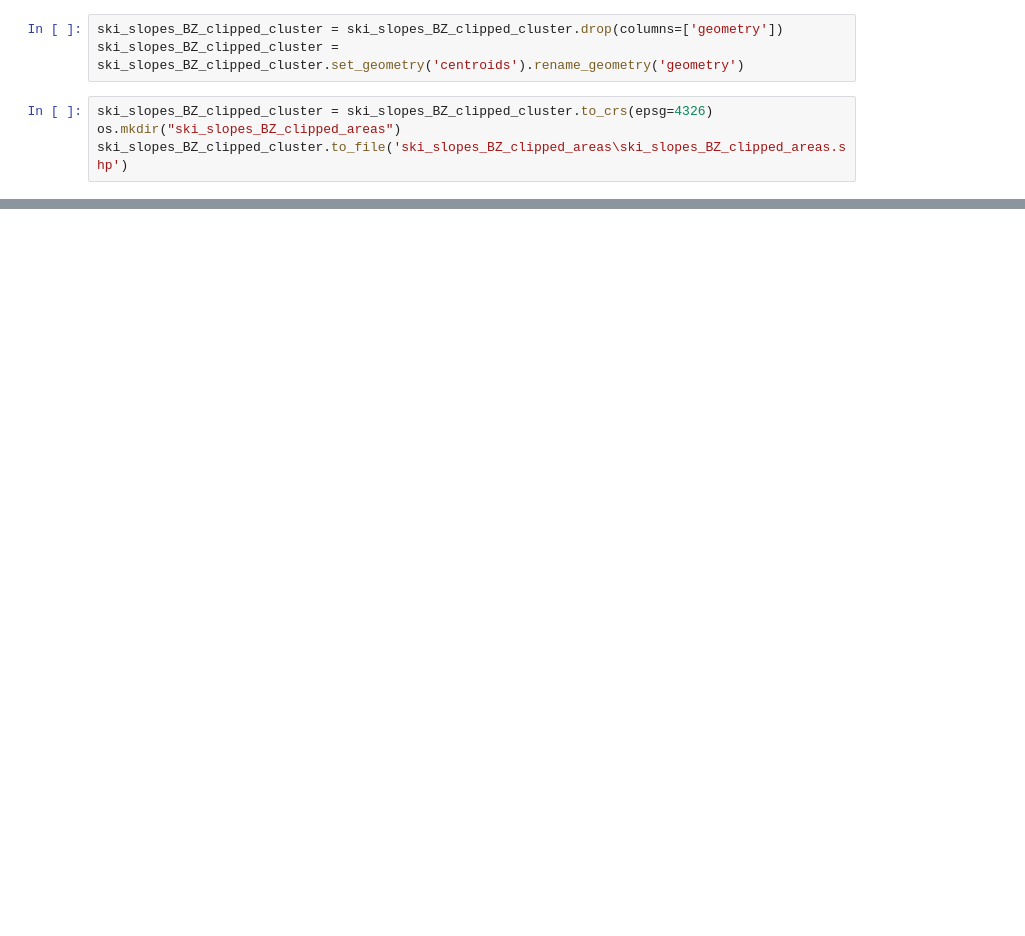
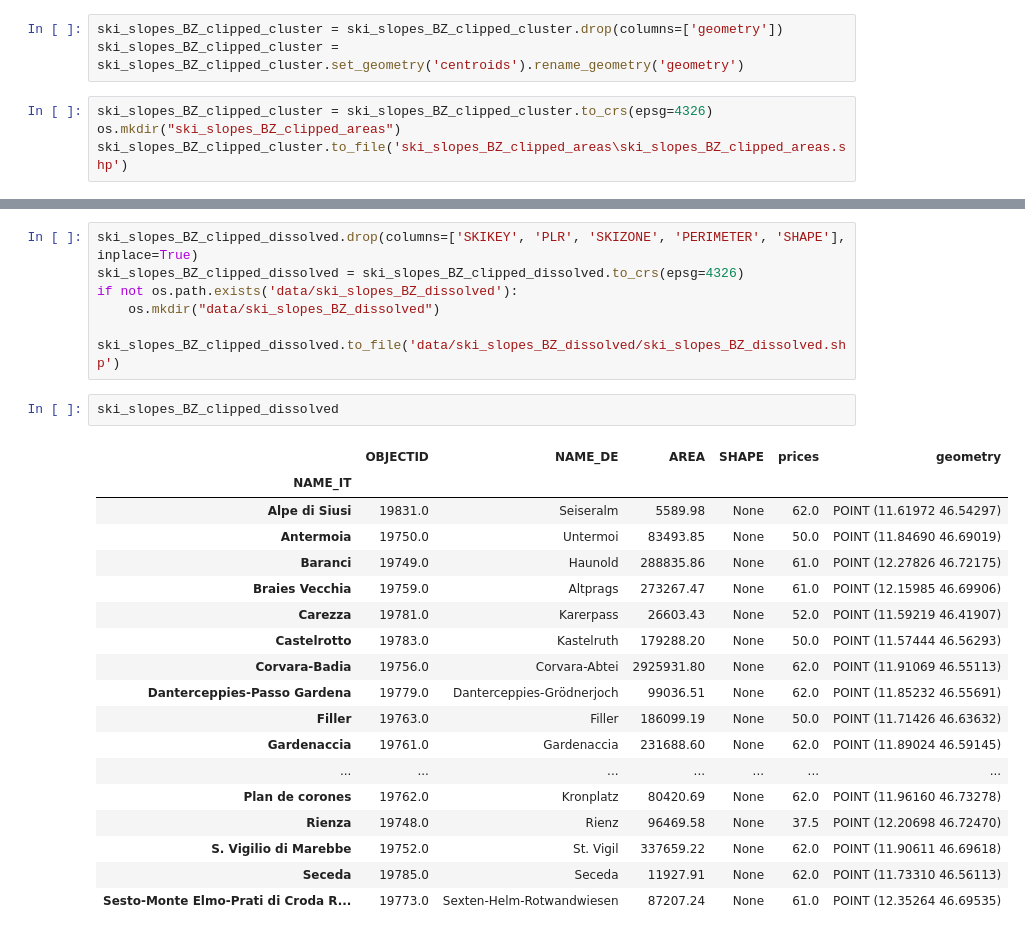
Before and after one commit to elypaolazz/Geospatial-Project, a Jupyter notebook: ski_area_cost.ipynb, the cells around one changed output, grey strips where cells are left out. Saved outputs shown, nothing was run; the diff lists cells and outputs as text; blank space fills up the shorter version.

```diff
--- a/ski_area_cost.ipynb
+++ b/ski_area_cost.ipynb
@@ -165,0 +252,27 @@ ski_slopes_BZ_clipped_cluster.to_file('ski_slopes_BZ_clipped_areas\ski_slopes_BZ
+# %%
+ski_slopes_BZ_clipped_dissolved.drop(columns=['SKIKEY', 'PLR', 'SKIZONE', 'PERIMETER', 'SHAPE'], inplace=True)
+ski_slopes_BZ_clipped_dissolved = ski_slopes_BZ_clipped_dissolved.to_crs(epsg=4326)
+if not os.path.exists('data/ski_slopes_BZ_dissolved'):
+    os.mkdir("data/ski_slopes_BZ_dissolved")
+    ski_slopes_BZ_clipped_dissolved.to_file('data/ski_slopes_BZ_dissolved/ski_slopes_BZ_dissolved.shp')
+# %%
+ski_slopes_BZ_clipped_dissolved
+# %% [output]
+|  | OBJECTID | NAME_DE | AREA | SHAPE | prices | geometry |
+| NAME_IT |  |  |  |  |  |  |
+| Alpe di Siusi | 19831.0 | Seiseralm | 5589.98 | None | 62.0 | POINT (11.61972 46.54297) |
+| Antermoia | 19750.0 | Untermoi | 83493.85 | None | 50.0 | POINT (11.84690 46.69019) |
+| Baranci | 19749.0 | Haunold | 288835.86 | None | 61.0 | POINT (12.27826 46.72175) |
+| Braies Vecchia | 19759.0 | Altprags | 273267.47 | None | 61.0 | POINT (12.15985 46.69906) |
+| Carezza | 19781.0 | Karerpass | 26603.43 | None | 52.0 | POINT (11.59219 46.41907) |
+| Castelrotto | 19783.0 | Kastelruth | 179288.20 | None | 50.0 | POINT (11.57444 46.56293) |
+| Corvara-Badia | 19756.0 | Corvara-Abtei | 2925931.80 | None | 62.0 | POINT (11.91069 46.55113) |
+| Danterceppies-Passo Gardena | 19779.0 | Danterceppies-Grödnerjoch | 99036.51 | None | 62.0 | POINT (11.85232 46.55691) |
+| Filler | 19763.0 | Filler | 186099.19 | None | 50.0 | POINT (11.71426 46.63632) |
+| Gardenaccia | 19761.0 | Gardenaccia | 231688.60 | None | 62.0 | POINT (11.89024 46.59145) |
+| ... | ... | ... | ... | ... | ... | ... |
+| Plan de corones | 19762.0 | Kronplatz | 80420.69 | None | 62.0 | POINT (11.96160 46.73278) |
+| Rienza | 19748.0 | Rienz | 96469.58 | None | 37.5 | POINT (12.20698 46.72470) |
+| S. Vigilio di Marebbe | 19752.0 | St. Vigil | 337659.22 | None | 62.0 | POINT (11.90611 46.69618) |
+| Seceda | 19785.0 | Seceda | 11927.91 | None | 62.0 | POINT (11.73310 46.56113) |
+| Sesto-Monte Elmo-Prati di Croda R... | 19773.0 | Sexten-Helm-Rotwandwiesen | 87207.24 | None | 61.0 | POINT (12.35264 46.69535) |
```
Also changed, not shown: parts of 12 cells of this notebook, 26 other files.
